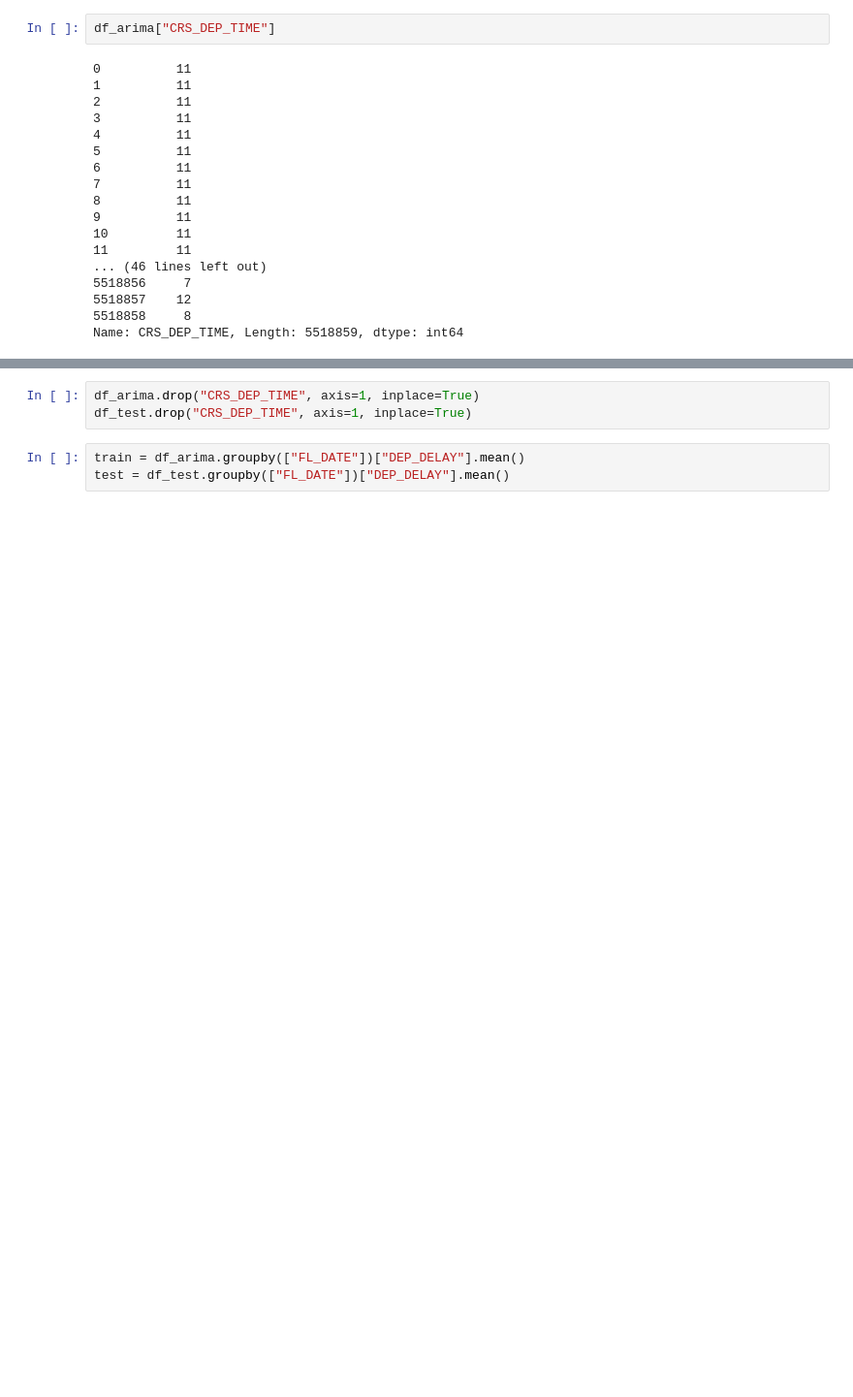
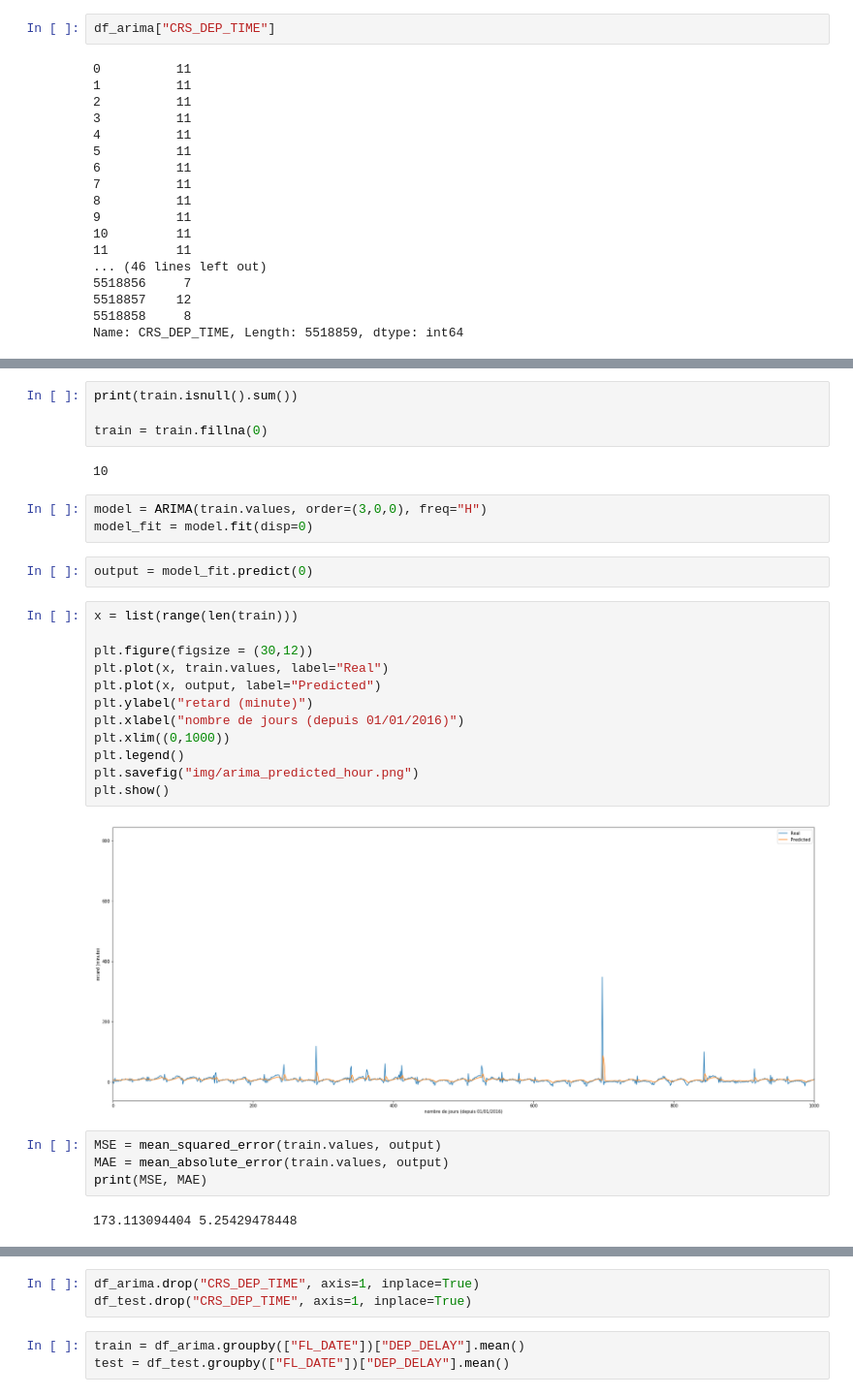
Before and after one commit to Coni63/OC_DS, a Jupyter notebook: P4/ARIMA.ipynb, the cells around one changed output, grey strips where cells are left out. Shown at 97% size. Cells and saved outputs as stored; diff of their text form; blank space fills up the shorter version.

```diff
--- a/P4/ARIMA.ipynb
+++ b/P4/ARIMA.ipynb
@@ -107,0 +108,31 @@ Name: DEP_DELAY, Length: 4273, dtype: float64
+# %%
+print(train.isnull().sum())
+
+train = train.fillna(0)
+# %% [output]
+10
+# %%
+model = ARIMA(train.values, order=(3,0,0), freq="H")
+model_fit = model.fit(disp=0)
+# %%
+output = model_fit.predict(0)
+# %%
+x = list(range(len(train)))
+
+plt.figure(figsize = (30,12))
+plt.plot(x, train.values, label="Real")
+plt.plot(x, output, label="Predicted")
+plt.ylabel("retard (minute)")
+plt.xlabel("nombre de jours (depuis 01/01/2016)")
+plt.xlim((0,1000))
+plt.legend()
+plt.savefig("img/arima_predicted_hour.png")
+plt.show()
+# %% [output]
+[figure, added]
+# %%
+MSE = mean_squared_error(train.values, output)
+MAE = mean_absolute_error(train.values, output)
+print(MSE, MAE)
+# %% [output]
+173.113094404 5.25429478448
```
Also changed, not shown: parts of 24 cells of this notebook, 20 other files.
